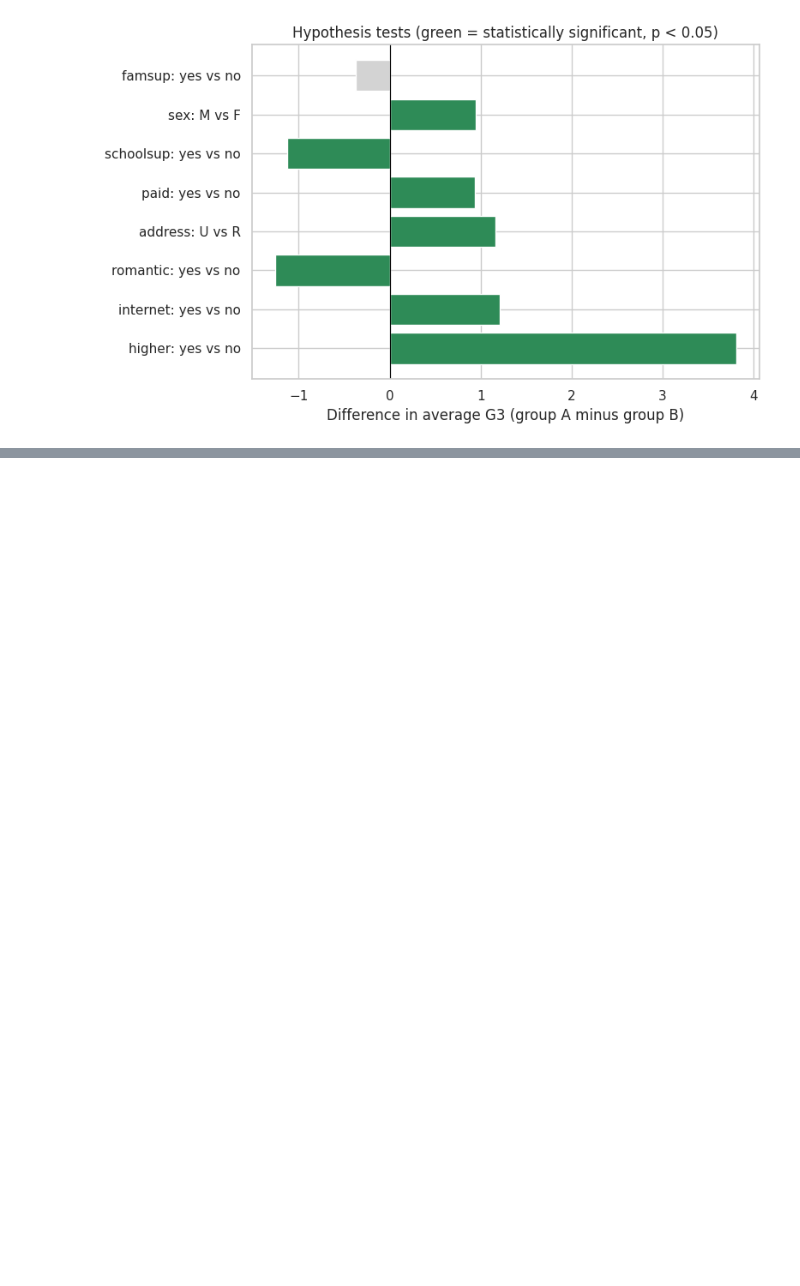
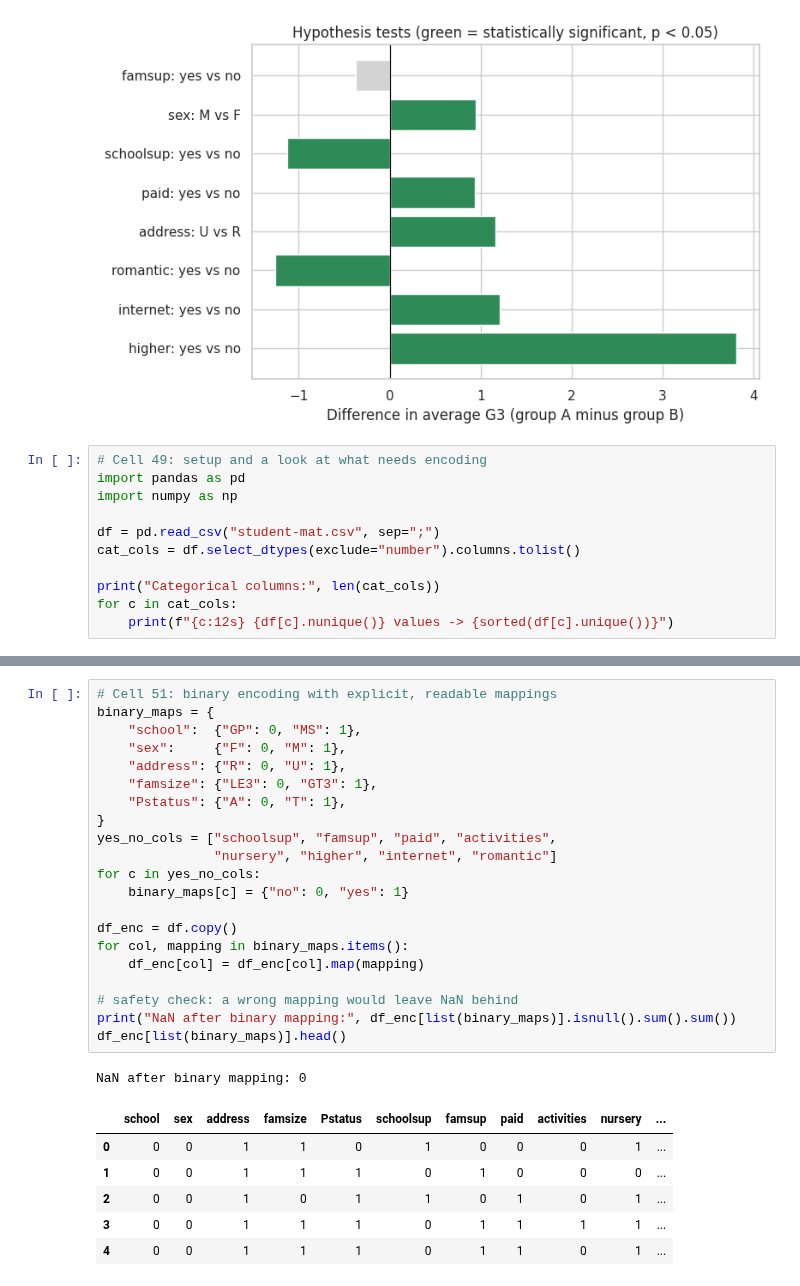
Before and after one commit to buntyedutainer/student-performance-ai, a Jupyter notebook: project.ipynb, the cells around one changed output, grey strips where cells are left out. Drawn from its saved outputs; the diff is of its cells as text; blank space fills up the shorter version.

```diff
--- a/project.ipynb
+++ b/project.ipynb
@@ -858,3 +858,14 @@ plt.savefig("hypothesis_tests.png", dpi=150, bbox_inches="tight")
 plt.show()
 # %% [output]
 [figure]
+# %%
+# Cell 49: setup and a look at what needs encoding
+import pandas as pd
+import numpy as np
+
+df = pd.read_csv("student-mat.csv", sep=";")
+cat_cols = df.select_dtypes(exclude="number").columns.tolist()
+
+print("Categorical columns:", len(cat_cols))
+for c in cat_cols:
+    print(f"{c:12s} {df[c].nunique()} values -> {sorted(df[c].unique())}")
@@ -860,0 +901,29 @@ plt.show()
+# %%
+# Cell 51: binary encoding with explicit, readable mappings
+binary_maps = {
+    "school":  {"GP": 0, "MS": 1},
+    "sex":     {"F": 0, "M": 1},
+    "address": {"R": 0, "U": 1},
+    "famsize": {"LE3": 0, "GT3": 1},
+    "Pstatus": {"A": 0, "T": 1},
+}
+yes_no_cols = ["schoolsup", "famsup", "paid", "activities",
+               "nursery", "higher", "internet", "romantic"]
+for c in yes_no_cols:
+    binary_maps[c] = {"no": 0, "yes": 1}
+
+df_enc = df.copy()
+for col, mapping in binary_maps.items():
+    df_enc[col] = df_enc[col].map(mapping)
+
+# safety check: a wrong mapping would leave NaN behind
+print("NaN after binary mapping:", df_enc[list(binary_maps)].isnull().sum().sum())
+df_enc[list(binary_maps)].head()
+# %% [output]
+NaN after binary mapping: 0
+|  | school | sex | address | famsize | Pstatus | schoolsup | famsup | paid | activities | nursery | ... |
+| 0 | 0 | 0 | 1 | 1 | 0 | 1 | 0 | 0 | 0 | 1 | ... |
+| 1 | 0 | 0 | 1 | 1 | 1 | 0 | 1 | 0 | 0 | 0 | ... |
+| 2 | 0 | 0 | 1 | 0 | 1 | 1 | 0 | 1 | 0 | 1 | ... |
+| 3 | 0 | 0 | 1 | 1 | 1 | 0 | 1 | 1 | 1 | 1 | ... |
+| 4 | 0 | 0 | 1 | 1 | 1 | 0 | 1 | 1 | 0 | 1 | ... |
```
Also changed, not shown: parts of 8 cells of this notebook.
